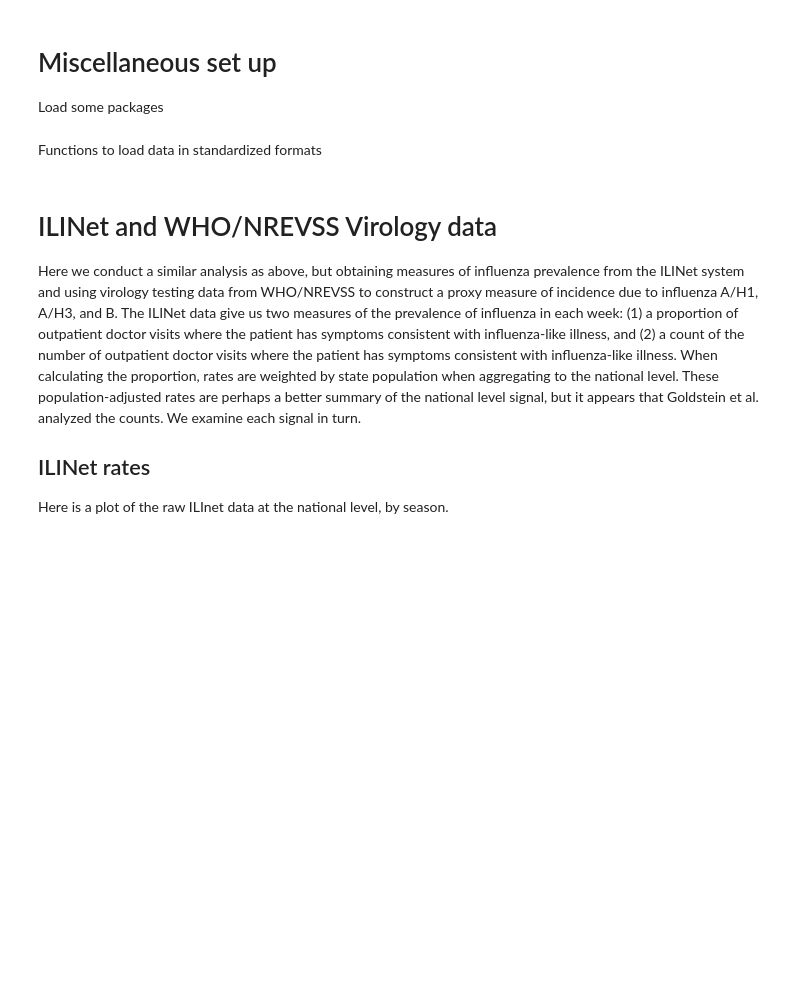
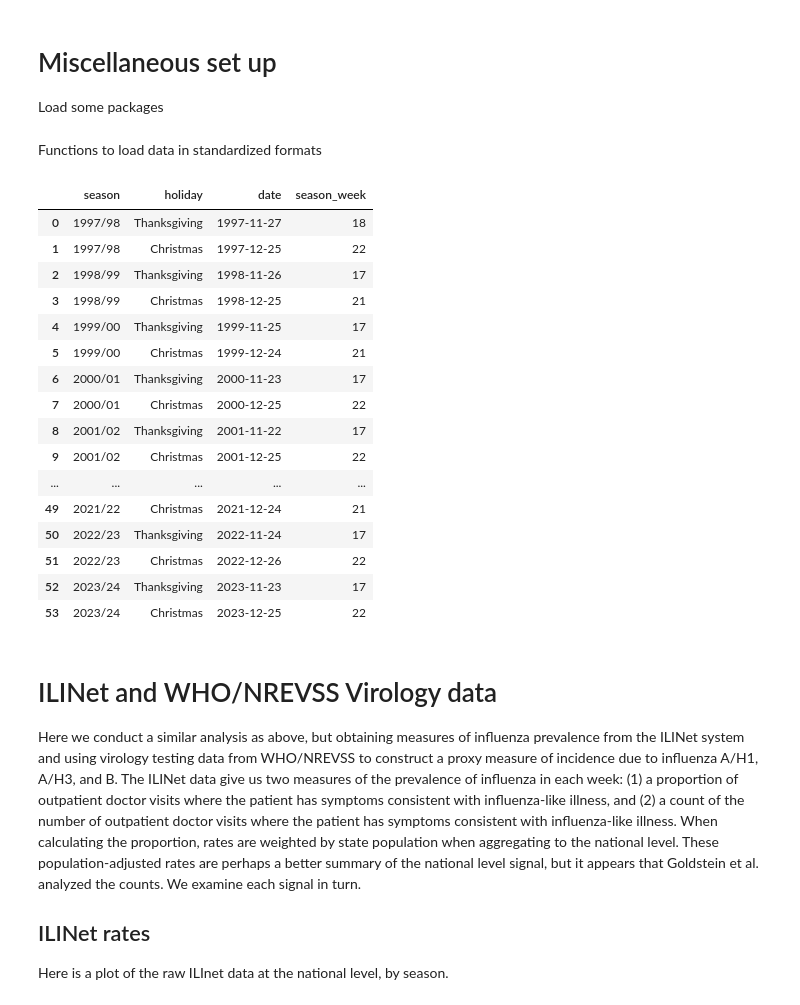
Before and after one commit to reichlab/flusion, a Jupyter notebook: code/glg/glg_dev.ipynb, the cells around one changed output. Drawn from its saved outputs; the diff is of its cells as text; code cells hidden in the pictures; blank space fills up the shorter version.

```diff
--- a/code/glg/glg_dev.ipynb
+++ b/code/glg/glg_dev.ipynb
@@ -22,8 +21,8 @@ import glg
 # %% [markdown]
 Functions to load data in standardized formats
 # %%
-def date_to_ew_str(row):
-    ew = pymmwr.date_to_epiweek(datetime.date.fromisoformat(row['wk_end_date']))
+def date_to_ew_str(row, date_col_name='wk_end_date'):
+    ew = pymmwr.date_to_epiweek(datetime.date.fromisoformat(row[date_col_name]))
     # ew_str = pd.Series(str(ew.year) + str(ew.week))
     ew_str = str(ew.year) + str(ew.week)
     return ew_str
@@ -339,6 +338,60 @@ def load_hhs(rates=True):
   dat = dat[['agg_level', 'location', 'season', 'season_week', 'wk_end_date', 'inc']]
   dat['source'] = 'hhs'
   return dat
+
+
+
+def get_season_hol(start_year):
+  holiday_cal = USFederalHolidayCalendar()
+  hol = holiday_cal.holidays(
+    start=datetime.datetime(year=start_year, month=7, day=1),
+    end=datetime.datetime(year=start_year+1, month=6, day=1),
+    return_name=True)
+
+  hol = hol.reset_index()
+  hol.columns = ['date', 'holiday']
+  hol = hol.loc[hol['holiday'].isin(['Thanksgiving', 'Christmas'])]
+
+  hol['season'] = str(start_year) + '/' + str(start_year + 1)[-2:]
+
+  return hol
+
+
+
+def convert_datetime_to_season_week(row, date_col_name):
+  ew = pymmwr.date_to_epiweek(row[date_col_name].date())
+  ew_str = pd.Series(str(ew.year) + str(ew.week))
+  return convert_epiweek_to_season_week(ew_str)
+
+
+
+def get_holidays():
+  hol = pd.concat([get_season_hol(sy) for sy in range(1997, 2024)],
+                  ignore_index=True)
+  hol['season_week'] = hol.apply(convert_datetime_to_season_week, axis=1, date_col_name='date')
+
+  return hol[['season', 'holiday', 'date', 'season_week']]
+# %%
+holidays = get_holidays()
+holidays
+# %% [output]
+|  | season | holiday | date | season_week |
+| 0 | 1997/98 | Thanksgiving | 1997-11-27 | 18 |
+| 1 | 1997/98 | Christmas | 1997-12-25 | 22 |
+| 2 | 1998/99 | Thanksgiving | 1998-11-26 | 17 |
+| 3 | 1998/99 | Christmas | 1998-12-25 | 21 |
+| 4 | 1999/00 | Thanksgiving | 1999-11-25 | 17 |
+| 5 | 1999/00 | Christmas | 1999-12-24 | 21 |
+| 6 | 2000/01 | Thanksgiving | 2000-11-23 | 17 |
+| 7 | 2000/01 | Christmas | 2000-12-25 | 22 |
+| 8 | 2001/02 | Thanksgiving | 2001-11-22 | 17 |
+| 9 | 2001/02 | Christmas | 2001-12-25 | 22 |
+| ... | ... | ... | ... | ... |
+| 49 | 2021/22 | Christmas | 2021-12-24 | 21 |
+| 50 | 2022/23 | Thanksgiving | 2022-11-24 | 17 |
+| 51 | 2022/23 | Christmas | 2022-12-26 | 22 |
+| 52 | 2023/24 | Thanksgiving | 2023-11-23 | 17 |
+| 53 | 2023/24 | Christmas | 2023-12-25 | 22 |
 # %% [markdown]
 # ILINet and WHO/NREVSS Virology data
 
```
Also changed, not shown: parts of 15 cells of this notebook, 1 other file.
